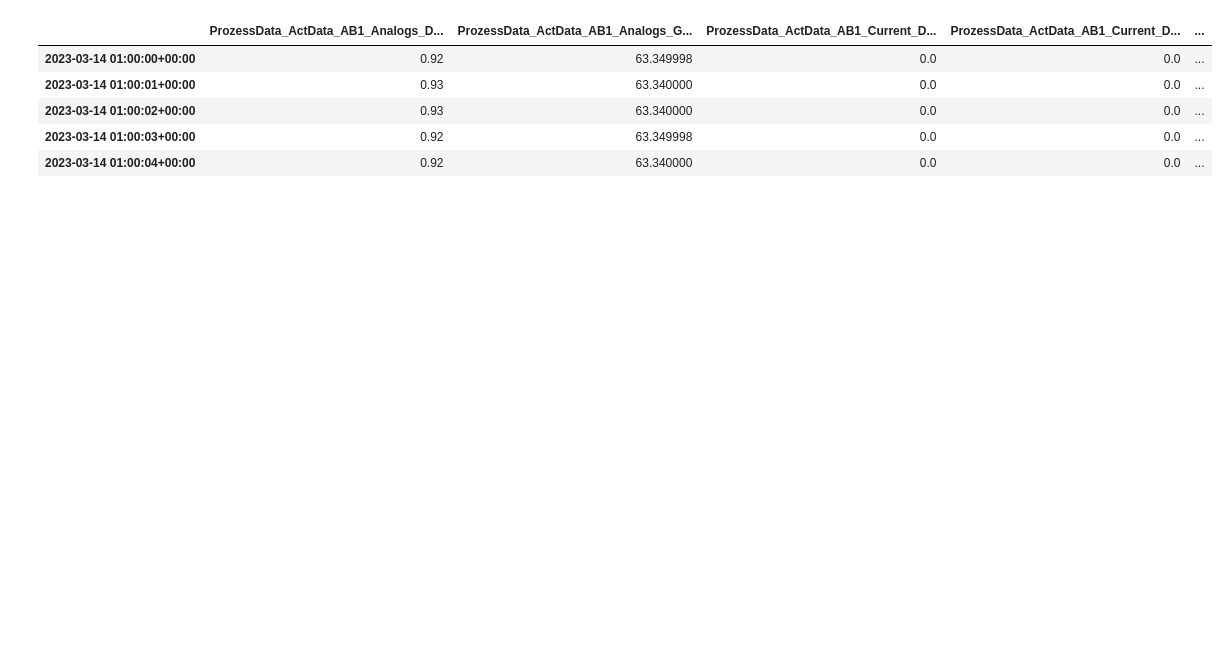
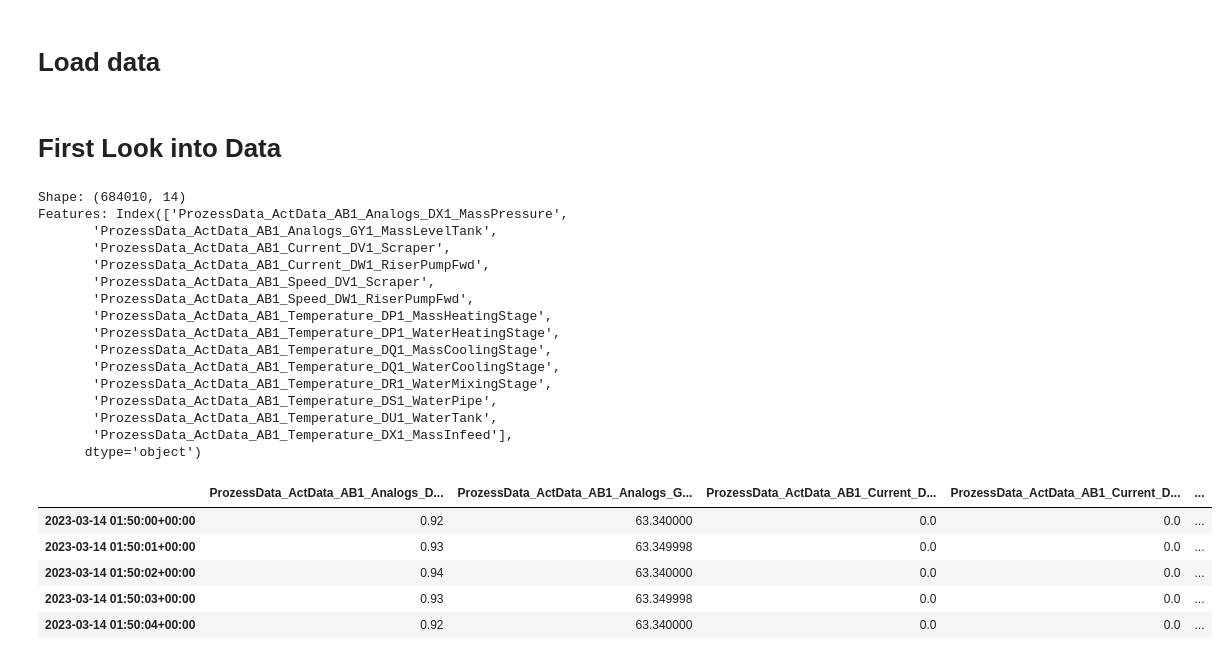
Before and after one commit to KarlLearnsAI/OWL_Factory_Hackathon, a Jupyter notebook: notebooks/1_explorative_data_analysis/eda_karl.ipynb, the cells around one changed output. Cells and saved outputs as stored; diff of their text form; code cells hidden in the pictures; blank space fills up the shorter version.

```diff
--- a/notebooks/1_explorative_data_analysis/eda_karl.ipynb
+++ b/notebooks/1_explorative_data_analysis/eda_karl.ipynb
@@ -6,12 +10,2 @@ import seaborn as sns
-# %%
-df1 = pd.read_parquet('../../data/Train_X/2023_03_14_data.pq', engine='pyarrow')
-df2 = pd.read_parquet('../../data/Train_X/2023_03_15_data.pq', engine='pyarrow')
-df3 = pd.read_parquet('../../data/Eval_X/2023_03_16_data.pq', engine='pyarrow')
-df1.head()
-# %% [output]
-|  | ProzessData_ActData_AB1_Analogs_D... | ProzessData_ActData_AB1_Analogs_G... | ProzessData_ActData_AB1_Current_D... | ProzessData_ActData_AB1_Current_D... | ... |
-| 2023-03-14 01:00:00+00:00 | 0.92 | 63.349998 | 0.0 | 0.0 | ... |
-| 2023-03-14 01:00:01+00:00 | 0.93 | 63.340000 | 0.0 | 0.0 | ... |
-| 2023-03-14 01:00:02+00:00 | 0.93 | 63.340000 | 0.0 | 0.0 | ... |
-| 2023-03-14 01:00:03+00:00 | 0.92 | 63.349998 | 0.0 | 0.0 | ... |
-| 2023-03-14 01:00:04+00:00 | 0.92 | 63.340000 | 0.0 | 0.0 | ... |
+# %% [markdown]
+# Load data
@@ -17,0 +107,29 @@ df1.head()
+# %% [markdown]
+# First Look into Data
+# %%
+print(f"Shape: {X1.shape}")
+print(f"Features: {X1.columns}")
+X1.iloc[3000:3005, :].head()
+# %% [output]
+Shape: (684010, 14)
+Features: Index(['ProzessData_ActData_AB1_Analogs_DX1_MassPressure',
+       'ProzessData_ActData_AB1_Analogs_GY1_MassLevelTank',
+       'ProzessData_ActData_AB1_Current_DV1_Scraper',
+       'ProzessData_ActData_AB1_Current_DW1_RiserPumpFwd',
+       'ProzessData_ActData_AB1_Speed_DV1_Scraper',
+       'ProzessData_ActData_AB1_Speed_DW1_RiserPumpFwd',
+       'ProzessData_ActData_AB1_Temperature_DP1_MassHeatingStage',
+       'ProzessData_ActData_AB1_Temperature_DP1_WaterHeatingStage',
+       'ProzessData_ActData_AB1_Temperature_DQ1_MassCoolingStage',
+       'ProzessData_ActData_AB1_Temperature_DQ1_WaterCoolingStage',
+       'ProzessData_ActData_AB1_Temperature_DR1_WaterMixingStage',
+       'ProzessData_ActData_AB1_Temperature_DS1_WaterPipe',
+       'ProzessData_ActData_AB1_Temperature_DU1_WaterTank',
+       'ProzessData_ActData_AB1_Temperature_DX1_MassInfeed'],
+      dtype='object')
+|  | ProzessData_ActData_AB1_Analogs_D... | ProzessData_ActData_AB1_Analogs_G... | ProzessData_ActData_AB1_Current_D... | ProzessData_ActData_AB1_Current_D... | ... |
+| 2023-03-14 01:50:00+00:00 | 0.92 | 63.340000 | 0.0 | 0.0 | ... |
+| 2023-03-14 01:50:01+00:00 | 0.93 | 63.349998 | 0.0 | 0.0 | ... |
+| 2023-03-14 01:50:02+00:00 | 0.94 | 63.340000 | 0.0 | 0.0 | ... |
+| 2023-03-14 01:50:03+00:00 | 0.93 | 63.349998 | 0.0 | 0.0 | ... |
+| 2023-03-14 01:50:04+00:00 | 0.92 | 63.340000 | 0.0 | 0.0 | ... |
```
Also changed, not shown: parts of 29 cells of this notebook.
